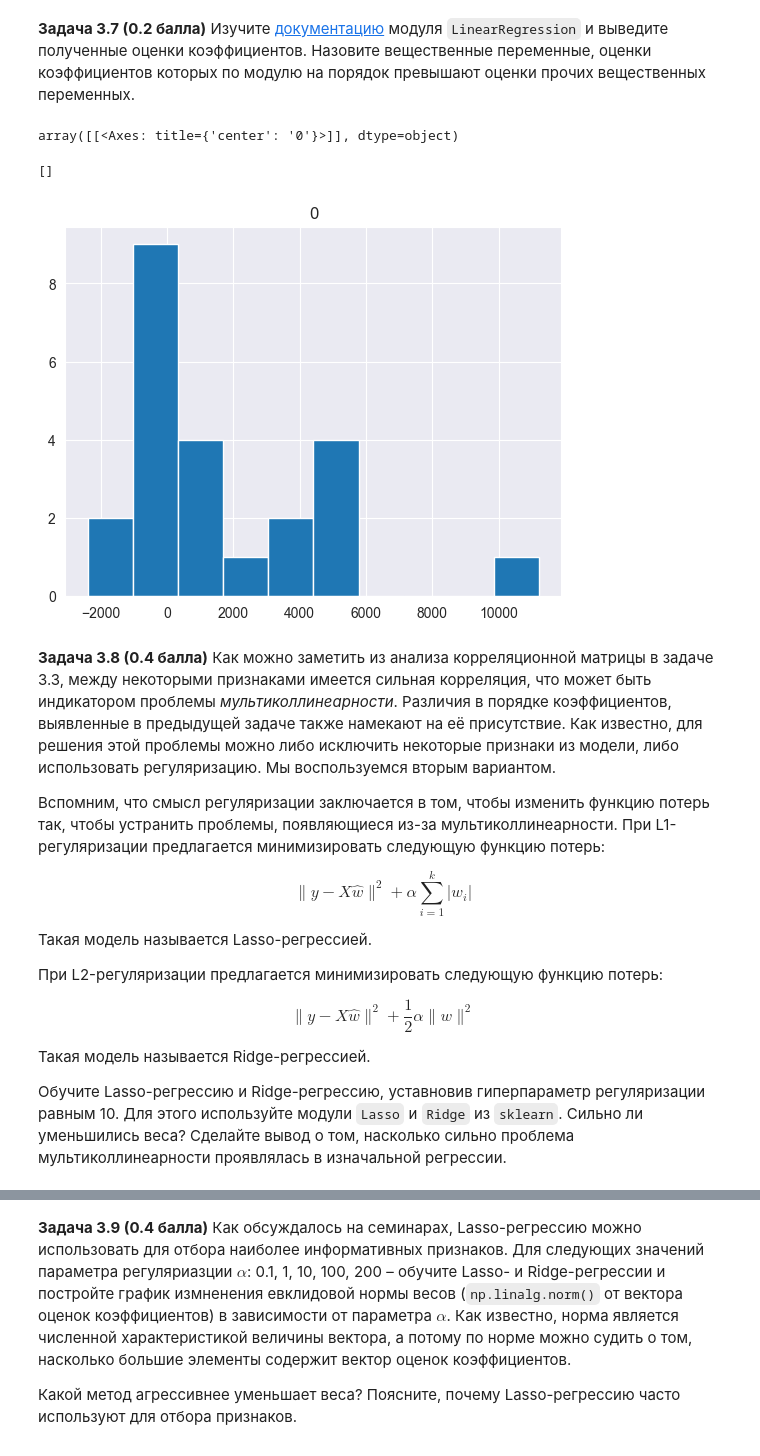
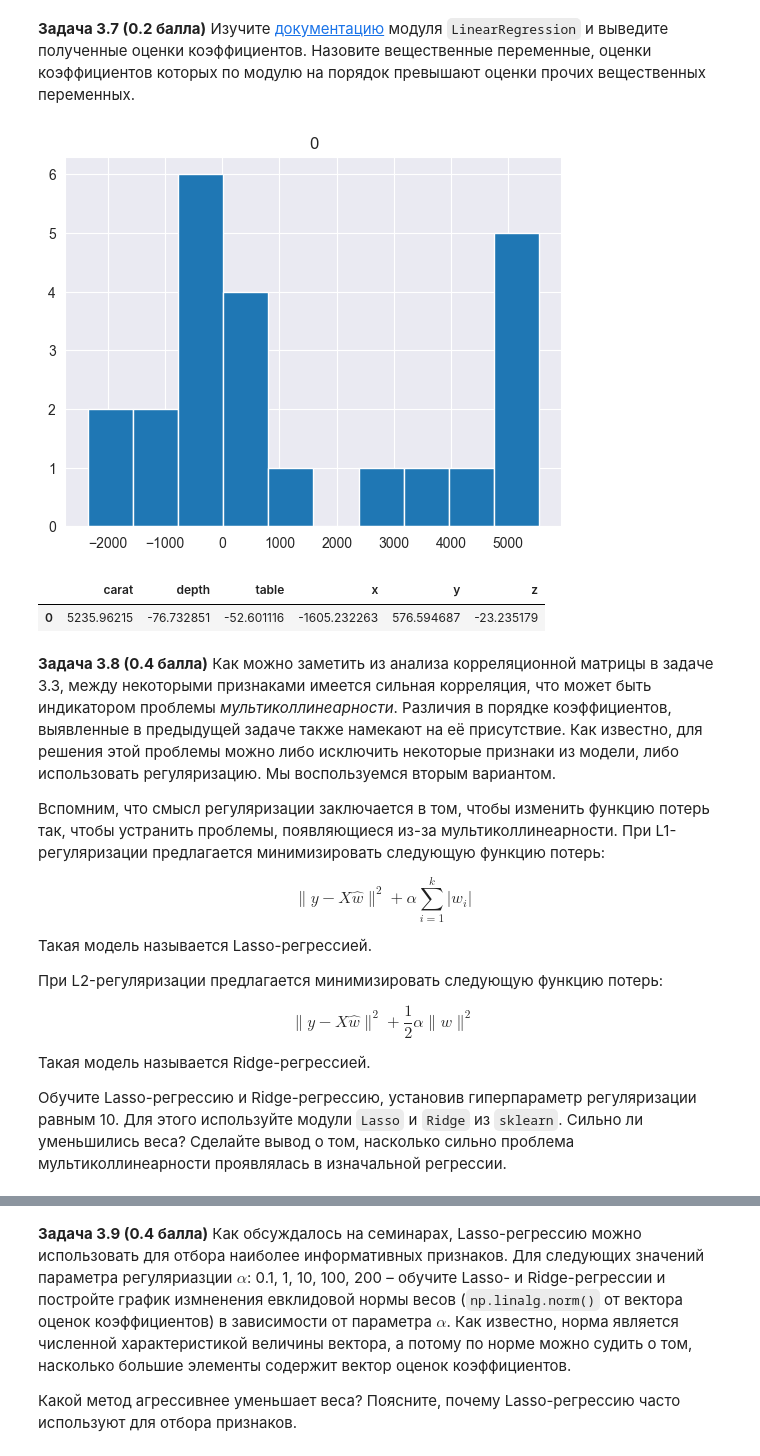
Before and after one commit to Vdmrl/HSE-IDA-ML, a Jupyter notebook: hw4/hw04_knn_linreg.ipynb, the cells around one changed output, grey strips where cells are left out. Drawn from its saved outputs; the diff is of its cells as text; code cells hidden in the pictures.

```diff
--- a/hw4/hw04_knn_linreg.ipynb
+++ b/hw4/hw04_knn_linreg.ipynb
@@ -489,30 +501,26 @@ test mse: 1291193.8989862879
 # %% [markdown]
 **Задача 3.7 (0.2 балла)** Изучите [документацию](https://scikit-learn.org/stable/modules/generated/sklearn.linear_model.LinearRegression.html) модуля `LinearRegression` и выведите полученные оценки коэффициентов. Назовите вещественные переменные, оценки коэффициентов которых по модулю на порядок превышают оценки прочих вещественных переменных.
-# %%
-display(pd.DataFrame(data=reg.coef_).hist()) # явно есть переобучение
-
-# отдельно рассмотрю коэффициенты вещественных переменных
-# колхозный способ получить только коэффициенты вещественных перменных:
-# имена вещественных столбцов
-X_num_names = X.select_dtypes(include='number').columns.values
-# индексы через перебор всех столбцов
-X_indexes = []
-cur_index = 0
-for name in X_train.columns.values:
-    if name in X_indexes:
-        X_indexes.append(cur_index)
-    cur_index += 1
-# Коэффициенты по индексам
-param_to_coef = []
-for ind in range(len(reg.coef_)):
-    if ind in X_indexes:
-        param_to_coef[X_num_names[X_indexes.index(reg.coef_[ind])]] = ind
-
-print(param_to_coef)
-# %% [output]
-array([[<Axes: title={'center': '0'}>]], dtype=object)
-[]
-[figure, removed]
+# %%
+pd.DataFrame(data=reg.coef_).hist()  # явно есть переобучение
+plt.show()
+
+# отдельно рассмотрю коэффициенты вещественных переменных
+# колхозный способ получить только коэффициенты вещественных перменных:
+# имена вещественных столбцов
+
+# Создам словарь вещественных чисел к их коэффициентам.
+numeric_columns = X.select_dtypes(include='number').columns
+coef_values = reg.coef_[:len(numeric_columns)]  # Вещественные числа это первые 6 значений
+param_to_coef = pd.DataFrame([coef_values], columns=numeric_columns)
+display(param_to_coef)
+# карат на порядок превышает другие вещественные коэффициенты хотя бы по тому,
+# что он единственный положительный коэффициент
+# Кроме того, он также самый большой по модулю, к нему приближается только параметр х.
+# Скорее всего модель переобучена и её необходимо регуляризовать
+# %% [output]
+[figure, added]
+|  | carat | depth | table | x | y | z |
+| 0 | 5235.96215 | -76.732851 | -52.601116 | -1605.232263 | 576.594687 | -23.235179 |
 # %% [markdown]
 **Задача 3.8 (0.4 балла)** Как можно заметить из анализа корреляционной матрицы в задаче 3.3, между некоторыми признаками имеется сильная корреляция, что может быть индикатором проблемы *мультиколлинеарности*. Различия в порядке коэффициентов, выявленные в предыдущей задаче также намекают на её присутствие. Как известно, для решения этой проблемы можно либо исключить некоторые признаки из модели, либо использовать регуляризацию. Мы воспользуемся вторым вариантом.
 
@@ -532,4 +540,4 @@ $$
 
 Такая модель называется Ridge-регрессией.
 
-Обучите Lasso-регрессию и Ridge-регрессию, уставновив гиперпараметр регуляризации равным 10. Для этого используйте модули `Lasso` и `Ridge` из `sklearn`. Сильно ли уменьшились веса? Сделайте вывод о том, насколько сильно проблема мультиколлинеарности проявлялась в изначальной регрессии.
+Обучите Lasso-регрессию и Ridge-регрессию, установив гиперпараметр регуляризации равным 10. Для этого используйте модули `Lasso` и `Ridge` из `sklearn`. Сильно ли уменьшились веса? Сделайте вывод о том, насколько сильно проблема мультиколлинеарности проявлялась в изначальной регрессии.
```
Also changed, not shown: parts of 15 cells of this notebook.
